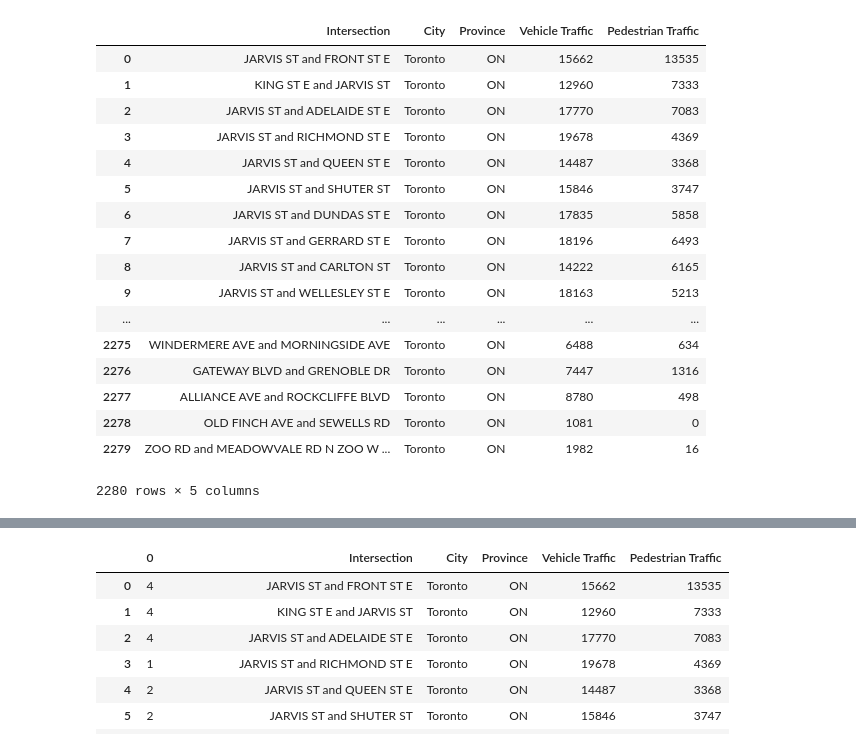
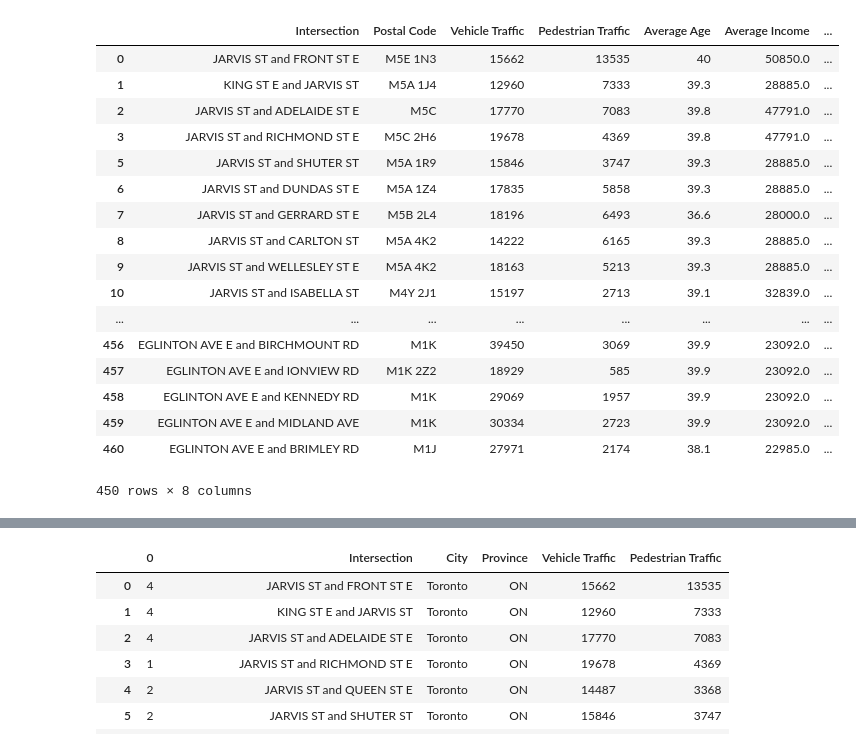
Before and after one commit to dima028/ProjectB, a Jupyter notebook: ProjectB_rough.ipynb, the cells around one changed output, grey strips where cells are left out. Cells and saved outputs as stored; diff of their text form; code cells hidden in the pictures.

```diff
--- a/ProjectB_rough.ipynb
+++ b/ProjectB_rough.ipynb
@@ -4,25 +37,26 @@ import matplotlib.pyplot as plt
 from sklearn.manifold import TSNE
 from sklearn.cluster import KMeans
 # %%
-data = pd.read_csv("Downloads\\training-data1.csv")
+data = pd.read_csv("Downloads\\Data-Part1.csv")
+data = data.dropna()
 data
 # %% [output]
-|  | Intersection | City | Province | Vehicle Traffic | Pedestrian Traffic |
-| 0 | JARVIS ST and FRONT ST E | Toronto | ON | 15662 | 13535 |
-| 1 | KING ST E and JARVIS ST | Toronto | ON | 12960 | 7333 |
-| 2 | JARVIS ST and ADELAIDE ST E | Toronto | ON | 17770 | 7083 |
-| 3 | JARVIS ST and RICHMOND ST E | Toronto | ON | 19678 | 4369 |
-| 4 | JARVIS ST and QUEEN ST E | Toronto | ON | 14487 | 3368 |
-| 5 | JARVIS ST and SHUTER ST | Toronto | ON | 15846 | 3747 |
-| 6 | JARVIS ST and DUNDAS ST E | Toronto | ON | 17835 | 5858 |
-| 7 | JARVIS ST and GERRARD ST E | Toronto | ON | 18196 | 6493 |
-| 8 | JARVIS ST and CARLTON ST | Toronto | ON | 14222 | 6165 |
-| 9 | JARVIS ST and WELLESLEY ST E | Toronto | ON | 18163 | 5213 |
-| ... | ... | ... | ... | ... | ... |
-| 2275 | WINDERMERE AVE and MORNINGSIDE AVE | Toronto | ON | 6488 | 634 |
-| 2276 | GATEWAY BLVD and GRENOBLE DR | Toronto | ON | 7447 | 1316 |
-| 2277 | ALLIANCE AVE and ROCKCLIFFE BLVD | Toronto | ON | 8780 | 498 |
-| 2278 | OLD FINCH AVE and SEWELLS RD | Toronto | ON | 1081 | 0 |
-| 2279 | ZOO RD and MEADOWVALE RD N ZOO W ... | Toronto | ON | 1982 | 16 |
+|  | Intersection | Postal Code | Vehicle Traffic | Pedestrian Traffic | Average Age | Average Income | ... |
+| 0 | JARVIS ST and FRONT ST E | M5E 1N3 | 15662 | 13535 | 40 | 50850.0 | ... |
+| 1 | KING ST E and JARVIS ST | M5A 1J4 | 12960 | 7333 | 39.3 | 28885.0 | ... |
+| 2 | JARVIS ST and ADELAIDE ST E | M5C | 17770 | 7083 | 39.8 | 47791.0 | ... |
+| 3 | JARVIS ST and RICHMOND ST E | M5C 2H6 | 19678 | 4369 | 39.8 | 47791.0 | ... |
+| 5 | JARVIS ST and SHUTER ST | M5A 1R9 | 15846 | 3747 | 39.3 | 28885.0 | ... |
+| 6 | JARVIS ST and DUNDAS ST E | M5A 1Z4 | 17835 | 5858 | 39.3 | 28885.0 | ... |
+| 7 | JARVIS ST and GERRARD ST E | M5B 2L4 | 18196 | 6493 | 36.6 | 28000.0 | ... |
+| 8 | JARVIS ST and CARLTON ST | M5A 4K2 | 14222 | 6165 | 39.3 | 28885.0 | ... |
+| 9 | JARVIS ST and WELLESLEY ST E | M5A 4K2 | 18163 | 5213 | 39.3 | 28885.0 | ... |
+| 10 | JARVIS ST and ISABELLA ST | M4Y 2J1 | 15197 | 2713 | 39.1 | 32839.0 | ... |
+| ... | ... | ... | ... | ... | ... | ... | ... |
+| 456 | EGLINTON AVE E and BIRCHMOUNT RD | M1K | 39450 | 3069 | 39.9 | 23092.0 | ... |
+| 457 | EGLINTON AVE E and IONVIEW RD | M1K 2Z2 | 18929 | 585 | 39.9 | 23092.0 | ... |
+| 458 | EGLINTON AVE E and KENNEDY RD | M1K | 29069 | 1957 | 39.9 | 23092.0 | ... |
+| 459 | EGLINTON AVE E and MIDLAND AVE | M1K | 30334 | 2723 | 39.9 | 23092.0 | ... |
+| 460 | EGLINTON AVE E and BRIMLEY RD | M1J | 27971 | 2174 | 38.1 | 22985.0 | ... |
-2280 rows × 5 columns
+450 rows × 8 columns
 # %%
```
Also changed, not shown: parts of 12 cells of this notebook.
